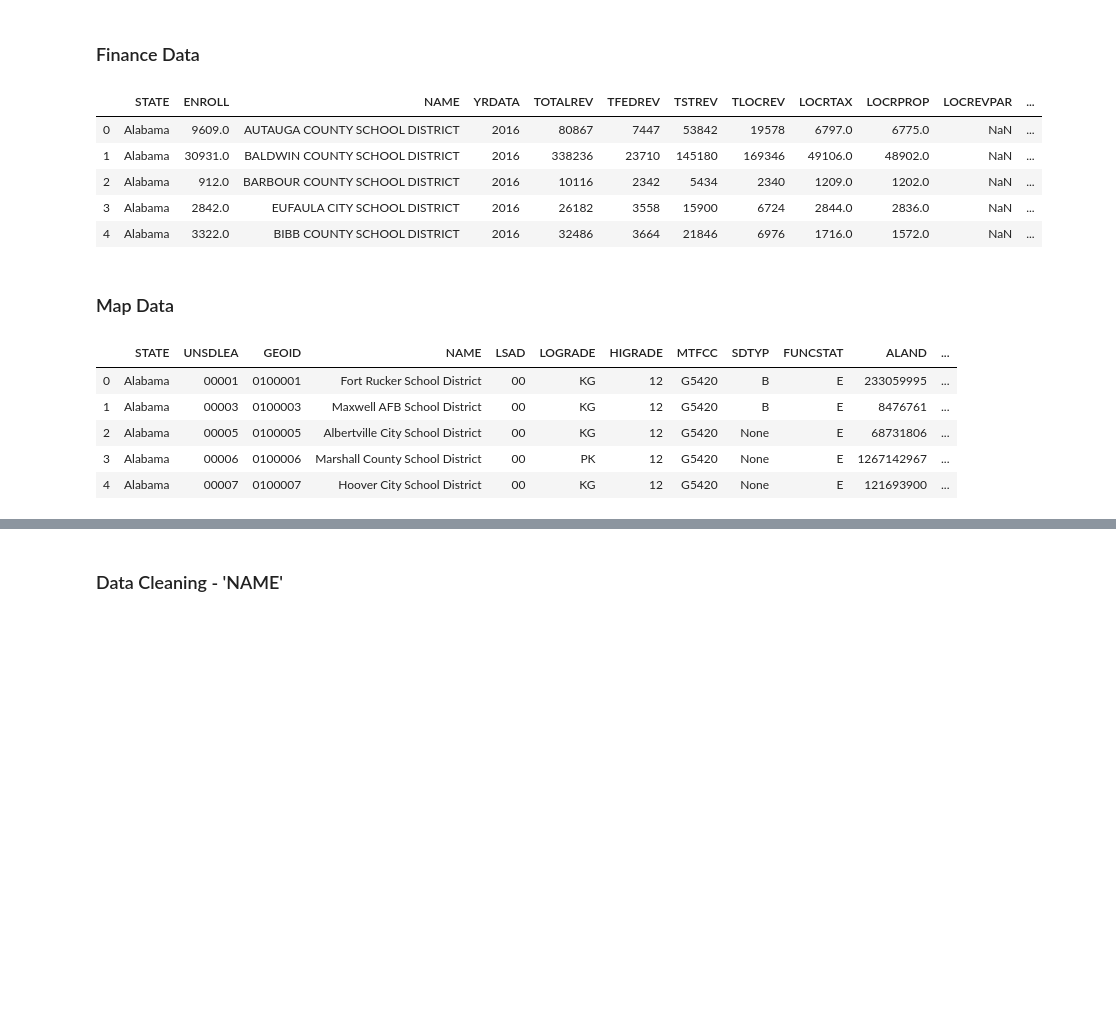
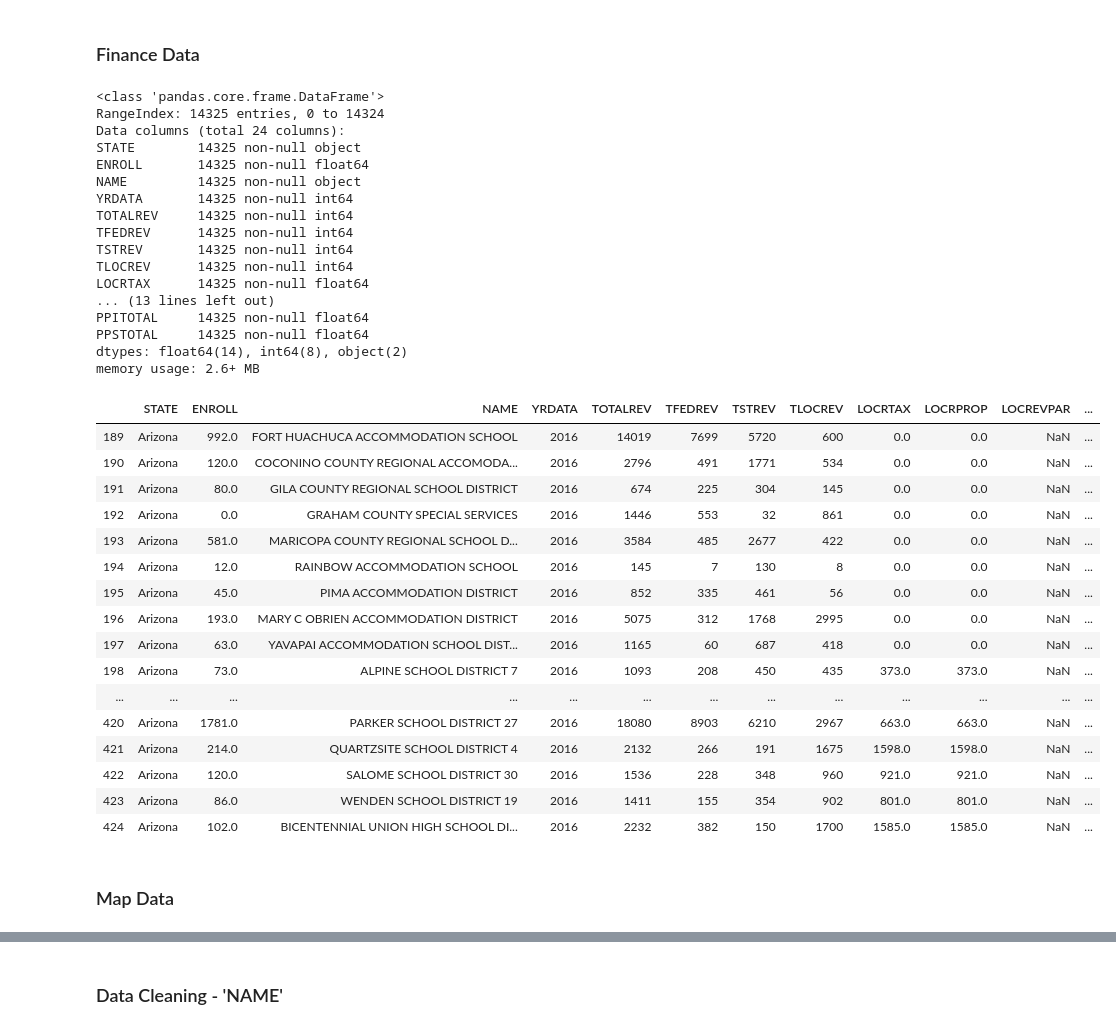
Before and after one commit to jamu0075/US-Education-Project, a Jupyter notebook: EDA/eda.ipynb, the cells around one changed output, grey strips where cells are left out. Cells and saved outputs as stored; diff of their text form; code cells hidden in the pictures; blank space fills up the shorter version.

```diff
--- a/EDA/eda.ipynb
+++ b/EDA/eda.ipynb
@@ -19,14 +19,43 @@ df = pd.read_csv(CLEAN_PATH)
 # %%
 finances_2016 = df[(df.YRDATA == 2016)]
 finances_2016 = finances_2016.reset_index(drop=True)
-finances_2016.head()
+finances_2016.info()
+finances_2016[finances_2016.STATE == 'Arizona']
 # %% [output]
+<class 'pandas.core.frame.DataFrame'>
+RangeIndex: 14325 entries, 0 to 14324
+Data columns (total 24 columns):
+STATE        14325 non-null object
+ENROLL       14325 non-null float64
+NAME         14325 non-null object
+YRDATA       14325 non-null int64
+TOTALREV     14325 non-null int64
+TFEDREV      14325 non-null int64
+TSTREV       14325 non-null int64
+TLOCREV      14325 non-null int64
+LOCRTAX      14325 non-null float64
+... (13 lines left out)
+PPITOTAL     14325 non-null float64
+PPSTOTAL     14325 non-null float64
+dtypes: float64(14), int64(8), object(2)
+memory usage: 2.6+ MB
 |  | STATE | ENROLL | NAME | YRDATA | TOTALREV | TFEDREV | TSTREV | TLOCREV | LOCRTAX | LOCRPROP | LOCREVPAR | ... |
-| 0 | Alabama | 9609.0 | AUTAUGA COUNTY SCHOOL DISTRICT | 2016 | 80867 | 7447 | 53842 | 19578 | 6797.0 | 6775.0 | NaN | ... |
-| 1 | Alabama | 30931.0 | BALDWIN COUNTY SCHOOL DISTRICT | 2016 | 338236 | 23710 | 145180 | 169346 | 49106.0 | 48902.0 | NaN | ... |
-| 2 | Alabama | 912.0 | BARBOUR COUNTY SCHOOL DISTRICT | 2016 | 10116 | 2342 | 5434 | 2340 | 1209.0 | 1202.0 | NaN | ... |
-| 3 | Alabama | 2842.0 | EUFAULA CITY SCHOOL DISTRICT | 2016 | 26182 | 3558 | 15900 | 6724 | 2844.0 | 2836.0 | NaN | ... |
-| 4 | Alabama | 3322.0 | BIBB COUNTY SCHOOL DISTRICT | 2016 | 32486 | 3664 | 21846 | 6976 | 1716.0 | 1572.0 | NaN | ... |
+| 189 | Arizona | 992.0 | FORT HUACHUCA ACCOMMODATION SCHOOL | 2016 | 14019 | 7699 | 5720 | 600 | 0.0 | 0.0 | NaN | ... |
+| 190 | Arizona | 120.0 | COCONINO COUNTY REGIONAL ACCOMODA... | 2016 | 2796 | 491 | 1771 | 534 | 0.0 | 0.0 | NaN | ... |
+| 191 | Arizona | 80.0 | GILA COUNTY REGIONAL SCHOOL DISTRICT | 2016 | 674 | 225 | 304 | 145 | 0.0 | 0.0 | NaN | ... |
+| 192 | Arizona | 0.0 | GRAHAM COUNTY SPECIAL SERVICES | 2016 | 1446 | 553 | 32 | 861 | 0.0 | 0.0 | NaN | ... |
+| 193 | Arizona | 581.0 | MARICOPA COUNTY REGIONAL SCHOOL D... | 2016 | 3584 | 485 | 2677 | 422 | 0.0 | 0.0 | NaN | ... |
+| 194 | Arizona | 12.0 | RAINBOW ACCOMMODATION SCHOOL | 2016 | 145 | 7 | 130 | 8 | 0.0 | 0.0 | NaN | ... |
+| 195 | Arizona | 45.0 | PIMA ACCOMMODATION DISTRICT | 2016 | 852 | 335 | 461 | 56 | 0.0 | 0.0 | NaN | ... |
+| 196 | Arizona | 193.0 | MARY C OBRIEN ACCOMMODATION DISTRICT | 2016 | 5075 | 312 | 1768 | 2995 | 0.0 | 0.0 | NaN | ... |
+| 197 | Arizona | 63.0 | YAVAPAI ACCOMMODATION SCHOOL DIST... | 2016 | 1165 | 60 | 687 | 418 | 0.0 | 0.0 | NaN | ... |
+| 198 | Arizona | 73.0 | ALPINE SCHOOL DISTRICT 7 | 2016 | 1093 | 208 | 450 | 435 | 373.0 | 373.0 | NaN | ... |
+| ... | ... | ... | ... | ... | ... | ... | ... | ... | ... | ... | ... | ... |
+| 420 | Arizona | 1781.0 | PARKER SCHOOL DISTRICT 27 | 2016 | 18080 | 8903 | 6210 | 2967 | 663.0 | 663.0 | NaN | ... |
+| 421 | Arizona | 214.0 | QUARTZSITE SCHOOL DISTRICT 4 | 2016 | 2132 | 266 | 191 | 1675 | 1598.0 | 1598.0 | NaN | ... |
+| 422 | Arizona | 120.0 | SALOME SCHOOL DISTRICT 30 | 2016 | 1536 | 228 | 348 | 960 | 921.0 | 921.0 | NaN | ... |
+| 423 | Arizona | 86.0 | WENDEN SCHOOL DISTRICT 19 | 2016 | 1411 | 155 | 354 | 902 | 801.0 | 801.0 | NaN | ... |
+| 424 | Arizona | 102.0 | BICENTENNIAL UNION HIGH SCHOOL DI... | 2016 | 2232 | 382 | 150 | 1700 | 1585.0 | 1585.0 | NaN | ... |
 # %% [markdown]
 ### Map Data
 # %%
@@ -100,9 +131,0 @@ map_2016.STATE = map_2016.STATE.map(state_map)
-# %%
-map_2016.head()
-# %% [output]
-|  | STATE | UNSDLEA | GEOID | NAME | LSAD | LOGRADE | HIGRADE | MTFCC | SDTYP | FUNCSTAT | ALAND | ... |
-| 0 | Alabama | 00001 | 0100001 | Fort Rucker School District | 00 | KG | 12 | G5420 | B | E | 233059995 | ... |
-| 1 | Alabama | 00003 | 0100003 | Maxwell AFB School District | 00 | KG | 12 | G5420 | B | E | 8476761 | ... |
-| 2 | Alabama | 00005 | 0100005 | Albertville City School District | 00 | KG | 12 | G5420 | None | E | 68731806 | ... |
-| 3 | Alabama | 00006 | 0100006 | Marshall County School District | 00 | PK | 12 | G5420 | None | E | 1267142967 | ... |
-| 4 | Alabama | 00007 | 0100007 | Hoover City School District | 00 | KG | 12 | G5420 | None | E | 121693900 | ... |
```
Also changed, not shown: parts of 12 cells of this notebook.
